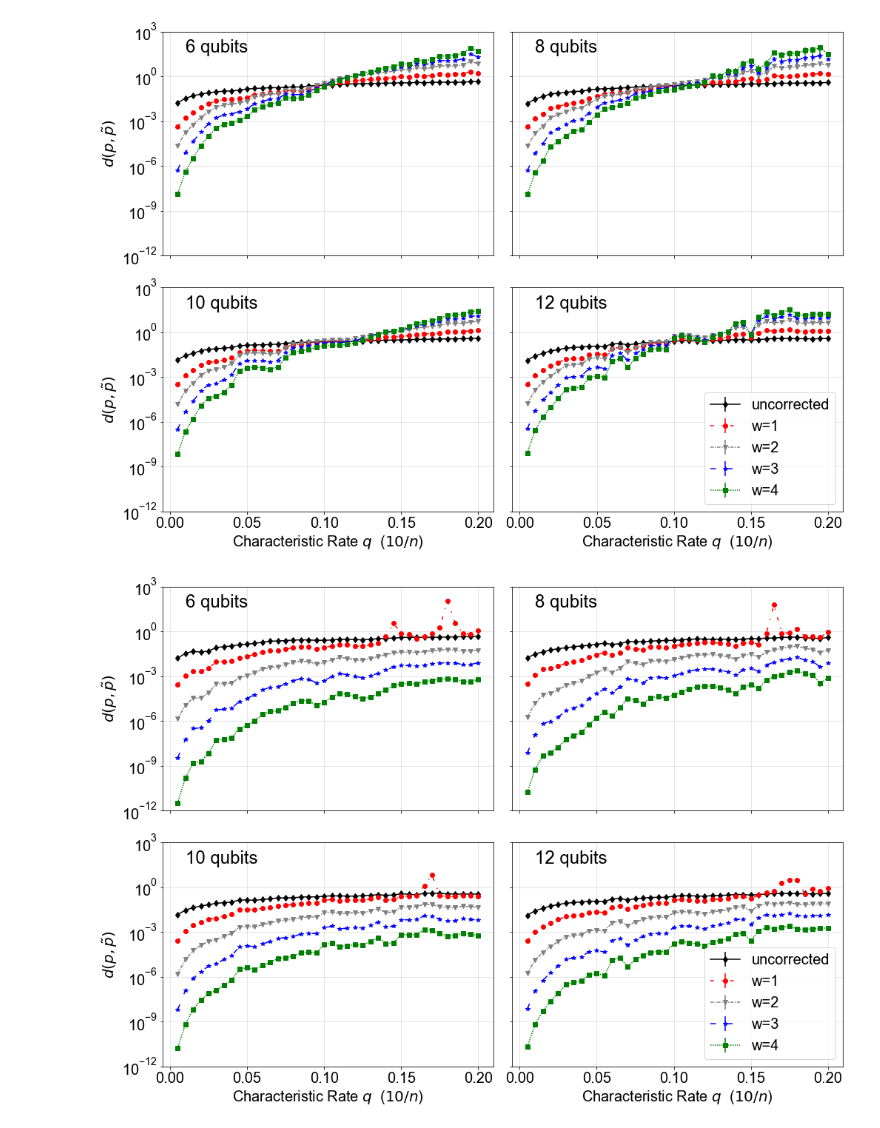
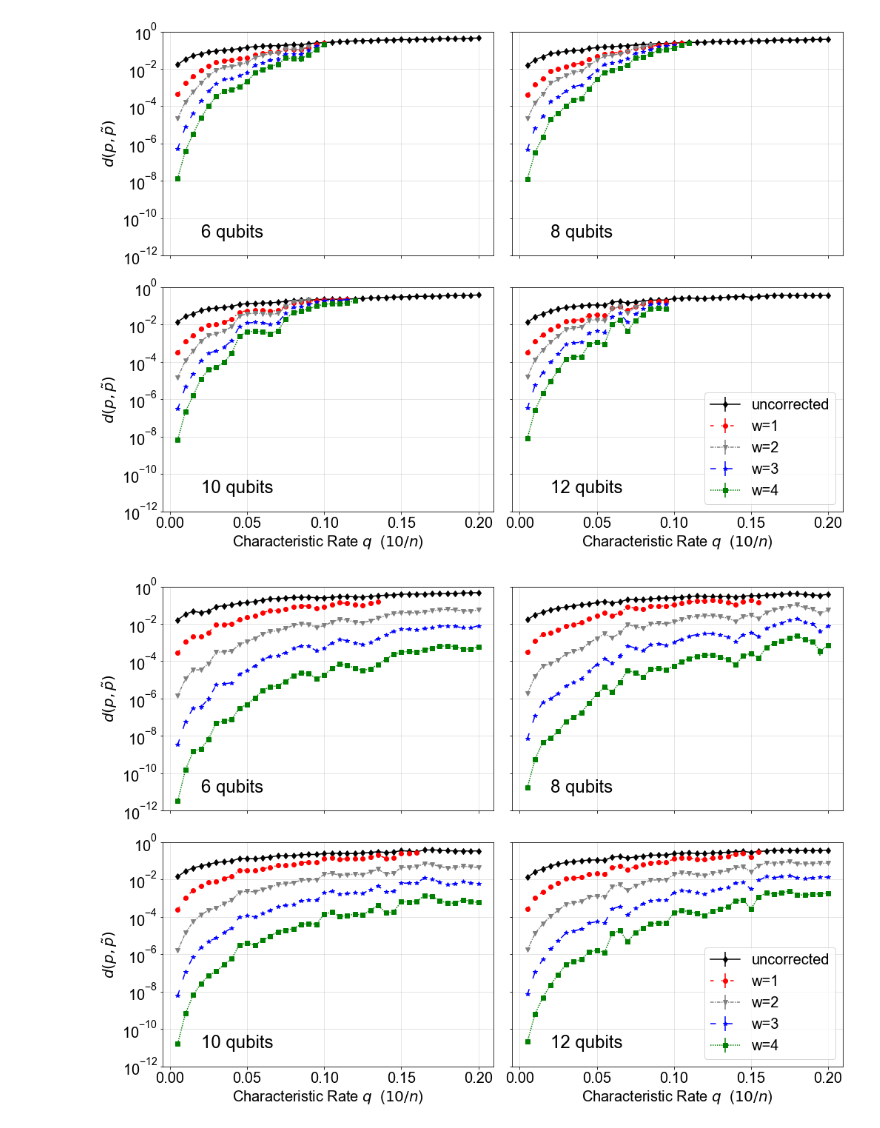
Before and after one commit to peterse/perturbative_readout_correction, a Jupyter notebook: make_plot_scaling_w_or_wo_R_t_inversion_2.ipynb, the cells around one changed output. Saved outputs shown, nothing was run; the diff lists cells and outputs as text; code cells hidden in the pictures.

Commit message:
update figure

```diff
--- a/make_plot_scaling_w_or_wo_R_t_inversion_2.ipynb
+++ b/make_plot_scaling_w_or_wo_R_t_inversion_2.ipynb
@@ -9,7 +19,7 @@ import response_matrix
 ntrials = 20
 wvals = [1, 2, 3, 4]
 nqubits_lst = [6, 8, 10, 12]
-qvals = np.linspace(0.005 , 0.2, 40)
+qvals = np.linspace(0.005 , 0.2, 40)[:]
 
 plt.style.use('./style.mplstyle')
 fig, axes = plt.subplots(2, 2, figsize=(14, 10), constrained_layout=True, sharey=True, sharex=True)
@@ -33,15 +43,22 @@ for n_qubits, ax in zip(n_qubits_list, ax_list):
     q_avg_outcomes = q_outcomes.mean(axis=2)
     q_var_outcomes = q_outcomes.std(axis=2) / np.sqrt(ntrials) # "standard error" = SD / sqrt(ntrials)
     # q_var_outcomes = q_outcomes.std(axis=2) # "standard error" = SD / sqrt(ntrials)
-    for j, y in enumerate(q_avg_outcomes):
-        confidence = q_var_outcomes[j]
-        ax.errorbar(qvals, y, yerr=confidence, label=leglabels[j], marker=markers_2[j], ls=linestyles[j], c=colors[j])
-    ax.text(0.01, 40, '{nq} qubits'.format(nq=n_qubits), fontsize=24)
+    for j, yt in enumerate(q_avg_outcomes):
+        y = yt[:]
+        mask = range(len(y))
+        if j != 0:
+            mask = find_first_crossing(q_avg_outcomes[0,:],y)
+
+        confidence = q_var_outcomes[j][mask]
+        ax.errorbar(
+            qvals[mask], y[mask], yerr=confidence, label=leglabels[j],
+            marker=markers_2[j], ls=linestyles[j], c=colors[j])
+    ax.text(0.02, 10**-11, '{nq} qubits'.format(nq=n_qubits), fontsize=24)
 
 # Formatting for both
 for j, ax in enumerate(ax_list):
     ax.grid(True, alpha=0.4)
-    ax.set_ylim(10**-12, 10**3)
+    ax.set_ylim(10**-12, 10**0)
     ax.semilogy()
     ax.tick_params(axis='x', labelsize=20)
     ax.tick_params(axis='y', labelsize=20)
@@ -51,20 +68,18 @@ for j, ax in enumerate(ax_list):
         ax.set_ylabel(r"$d(p, \tilde{p})$", fontsize=20)
 
 ax_list[-1].legend(leglabels, fontsize=20)
-plt.show()
-
 
 fig.savefig("figures/appD_perturbative.pdf")
 # %% [output]
-[figure, old version]
+[figure, new version]
 # %%
 ntrials = 20
 wvals = [1, 2, 3, 4]
 nqubits_lst = [6, 8, 10, 12]
-qvals = np.linspace(0.005 , 0.2, 40)
+qvals = np.linspace(0.005 , 0.2, 40)[:]
 
 plt.style.use('./style.mplstyle')
-fig, axes = plt.subplots(2, 2, figsize=(14, 10), constrained_layout=True, sharex=True, sharey=True)
+fig, axes = plt.subplots(2, 2, figsize=(14, 10), constrained_layout=True, sharey=True, sharex=True)
 
 x = np.asarray([0] + wvals)
 
@@ -74,37 +89,43 @@ colors = ['k', 'r', 'gray', 'b', 'g']
 
 # Second figure: plot trace distance asfu of characteristic q
 leglabels = ["uncorrected"] + [f"w={w}" for w in wvals]
 linestyles = ["solid", (0, (3, 7, 1, 7)), (0, (3, 1, 1, 1)), (0, (5, 10)), (0, (1, 1))]
 markers_2 = list(reversed(markers)) # scramble these to avoid visual continuity
 
 ax_list = [axes[0, 0], axes[0, 1], axes[1, 0], axes[1, 1]]
 n_qubits_list = [6, 8, 10, 12]
 
 for n_qubits, ax in zip(n_qubits_list, ax_list):
     q_outcomes = np.load("{}qubits_scaling_results_4a.npy".format(n_qubits))
     q_avg_outcomes = q_outcomes.mean(axis=2)
     q_var_outcomes = q_outcomes.std(axis=2) / np.sqrt(ntrials) # "standard error" = SD / sqrt(ntrials)
     # q_var_outcomes = q_outcomes.std(axis=2) # "standard error" = SD / sqrt(ntrials)
-    for j, y in enumerate(q_avg_outcomes):
-        confidence = q_var_outcomes[j]
-        ax.errorbar(qvals, y, yerr=confidence, label=leglabels[j], marker=markers_2[j], ls=linestyles[j], c=colors[j])
-    ax.text(0.01, 40, '{nq} qubits'.format(nq=n_qubits), fontsize=24)
+    for j, yt in enumerate(q_avg_outcomes):
+        y = yt[:]
+        mask = range(len(y))
+        if j != 0:
+            mask = find_first_crossing(q_avg_outcomes[0,:],y)
+
+        confidence = q_var_outcomes[j][mask]
+        ax.errorbar(
+            qvals[mask], y[mask], yerr=confidence, label=leglabels[j],
+            marker=markers_2[j], ls=linestyles[j], c=colors[j])
+    ax.text(0.02, 10**-11, '{nq} qubits'.format(nq=n_qubits), fontsize=24)
 
 # Formatting for both
 for j, ax in enumerate(ax_list):
     ax.grid(True, alpha=0.4)
-    ax.set_ylim(10**-12, 10**3)
+    ax.set_ylim(10**-12, 10**0)
     ax.semilogy()
     ax.tick_params(axis='x', labelsize=20)
     ax.tick_params(axis='y', labelsize=20)
     if j == 2 or j == 3:
         ax.set_xlabel(r"Characteristic Rate $q $  ($10 / n$)", fontsize=20)
     if j==0 or j==2:
         ax.set_ylabel(r"$d(p, \tilde{p})$", fontsize=20)
 
 ax_list[-1].legend(leglabels, fontsize=20)
 
-
 fig.savefig("figures/appD_sparse_inverse.pdf")
 # %% [output]
-[figure, old version]
+[figure, new version]
```
Also changed, not shown: parts of 1 cell of this notebook, 2 other files.
